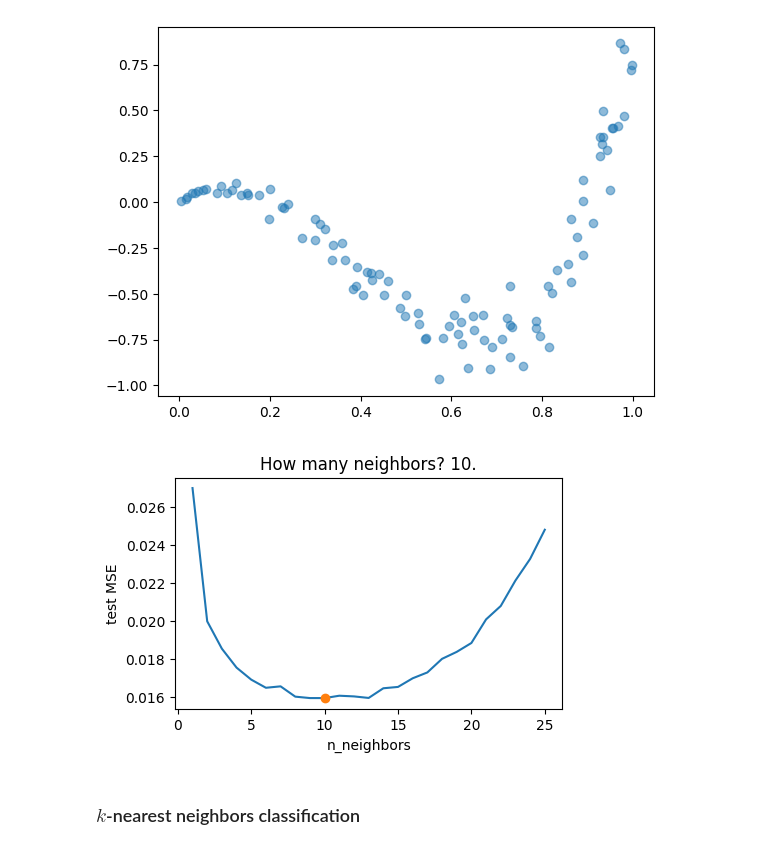
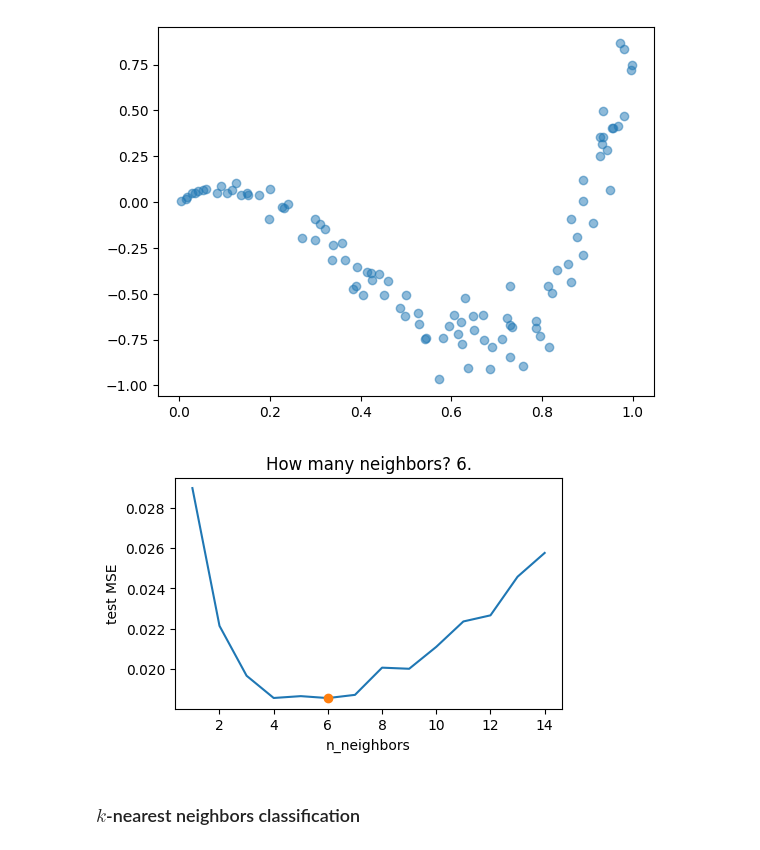
Before and after one commit to mgreenbe/DATA607S2025, a Jupyter notebook: lecture02.ipynb, the cells around one changed output. Drawn from its saved outputs; the diff is of its cells as text; code cells hidden in the pictures.

```diff
--- a/lecture02.ipynb
+++ b/lecture02.ipynb
@@ -736,36 +736,36 @@ def make_data(n=100, random_state=None):
 
 n_repeats = 100
 n_train = 100
 n_test = 1000
-N = np.arange(1, 26)
+N = np.arange(1, 15)
 rng = np.random.default_rng(42)
 
 x_test, y_test = make_data(1000, random_state=0)
 X_test = x_test.reshape(-1, 1)
 
 plt.figure(figsize=(5, 3))
 
 mse = np.zeros((n_repeats, len(N)))
 for i in range(n_repeats):
     for n_neighbors in N:
-        x_train, y_train = make_data(n_train, random_state=0)
+        x_train, y_train = make_data(n_train)
         X_train = x_train.reshape(-1, 1)
         model = KNeighborsRegressor(n_neighbors=n_neighbors)
         model.fit(X_train, y_train)
         mse[i, n_neighbors - 1] = mean_squared_error(y_test, model.predict(X_test))
 
 mse_mean = mse.mean(axis=0)
 plt.plot(N, mse_mean)
 plt.xlabel("n_neighbors")
 plt.ylabel("test MSE")
 
 n_neighbors = N[mse.mean(axis=0).argmin()]
 plt.plot(n_neighbors, mse_mean[n_neighbors - 1], "o")
 plt.title(f"How many neighbors? {n_neighbors}.")
 
 plt.show()
 # %% [output]
-[figure, old version]
+[figure, new version]
 # %% [markdown]
 ### $k$-nearest neighbors classification
 # %%
```
Also changed, not shown: parts of 1 cell of this notebook.
